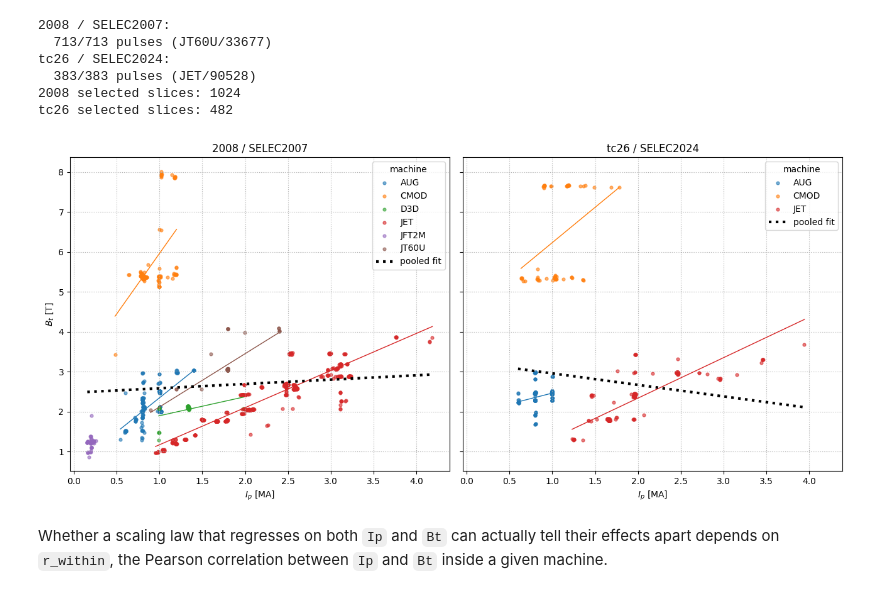
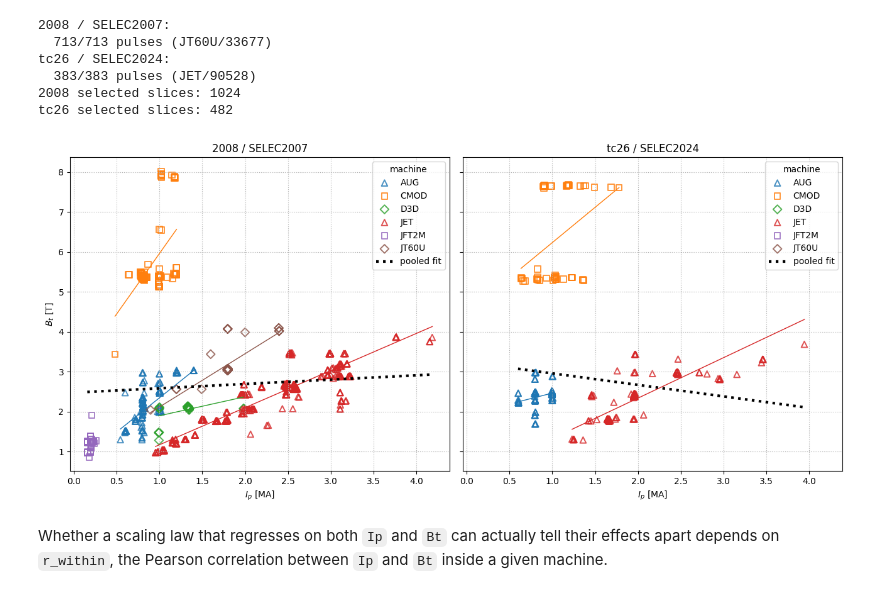
Before and after one commit to fionncur/IDStools, a Jupyter notebook: notebooks/selec_bt_ip_comparison.ipynb, the cells around one changed output. Cells and saved outputs as stored; diff of their text form; code cells hidden in the pictures.

```diff
--- a/notebooks/selec_bt_ip_comparison.ipynb
+++ b/notebooks/selec_bt_ip_comparison.ipynb
@@ -48,7 +48,7 @@ def _dbentry_uri(file_uri) -> str:
 
 
 def load_selected_bt_ip(sims, selec_key: str):
-    """Return concatenated (Bt, Ip, machine) arrays over every selected slice across all given simulations."""
+    """Return concatenated Bt, Ip, machine arrays over every selected slice across all given simulations."""
     bt_all, ip_all, machine_all = [], [], []
     n = len(sims)
     for i, sim in enumerate(sims, start=1):
@@ -92,46 +92,53 @@ tc26 / SELEC2024:
 2008 selected slices: 1024
 tc26 selected slices: 482
 # %%
+import itertools
+
 import matplotlib.pyplot as plt
 
 machines = sorted(set(machine_2008) | set(machine_tc26))
 colors = dict(zip(machines, plt.cm.tab10.colors))
+marker_shapes = ["^", "s", "D"]
+markers = dict(zip(machines, itertools.cycle(marker_shapes))) # yields {"machine": marker_shape}
 
 fig, axes = plt.subplots(1, 2, figsize=(13, 6), sharex=True, sharey=True)
 
 for ax, title, bt, ip, machine in [
     (axes[0], "2008 / SELEC2007", bt_2008, ip_2008, machine_2008),
     (axes[1], "tc26 / SELEC2024", bt_tc26, ip_tc26, machine_tc26),
 ]:
     ip_ma = np.abs(ip) / 1e6
     bt_t = np.abs(bt)
     for m in machines:
         sel = machine == m
-        if not sel.any():
-            continue
-        ax.scatter(ip_ma[sel], bt_t[sel], s=12, alpha=0.6, color=colors[m], label=m)
+        ax.scatter(
+            ip_ma[sel], bt_t[sel], s=48, alpha=0.8, marker=markers[m],
+            facecolors="none", edgecolors=colors[m], linewidths=1.4, label=m,
+        )
         if sel.sum() >= 2:
             coeffs = np.polyfit(ip_ma[sel], bt_t[sel], 1)
             x_fit = np.linspace(ip_ma[sel].min(), ip_ma[sel].max(), 20)
             ax.plot(x_fit, np.polyval(coeffs, x_fit), color=colors[m], linewidth=1)
 
     # pooled fit -- ignores machine identity, fit through every point in this panel
     pooled_coeffs = np.polyfit(ip_ma, bt_t, 1)
     x_pooled = np.linspace(ip_ma.min(), ip_ma.max(), 20)
     ax.plot(
         x_pooled, np.polyval(pooled_coeffs, x_pooled),
         color="black", linewidth=3, linestyle=":", label="pooled fit",
     )
 
     ax.set_title(title)
     ax.set_xlabel("$I_p$ [MA]")
     ax.grid(True, linestyle=":")
     ax.legend(title="machine")
 
 axes[0].set_ylabel("$B_t$ [T]")
+
+fig.savefig("bt_ip_scatter.pdf")
 fig.tight_layout()
 # %% [output]
-[figure, old version]
+[figure, new version]
 # %% [markdown]
 Whether a scaling law that regresses on both `Ip` and `Bt` can actually tell their effects apart depends on `r_within`, the Pearson correlation between `Ip` and `Bt` inside a given machine.
 # %%
```
Also changed, not shown: parts of 6 cells of this notebook, 3 other files.
